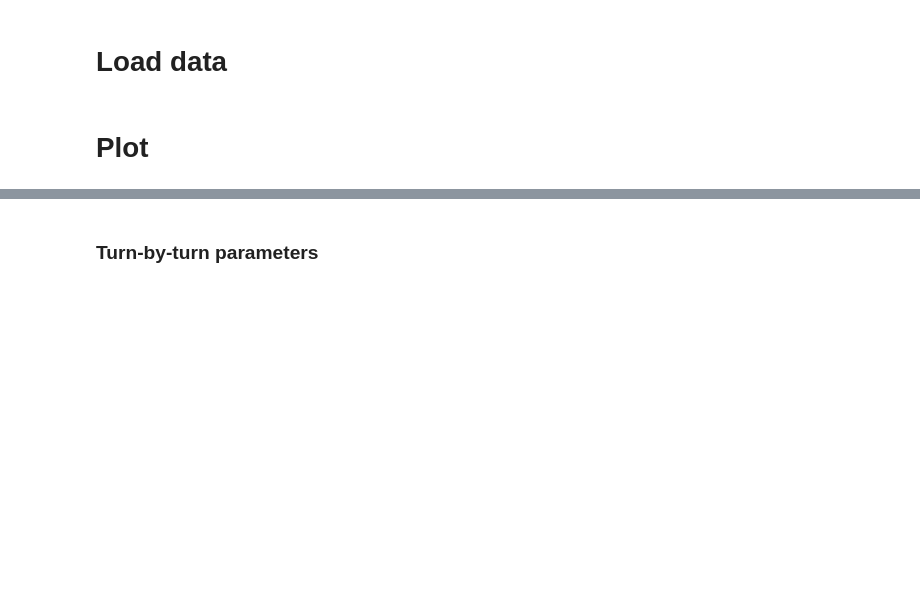
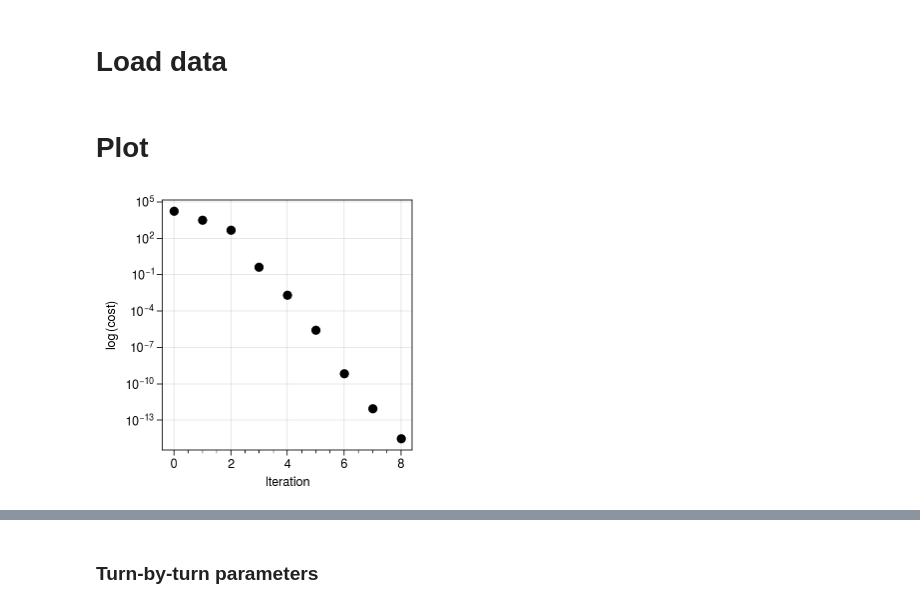
Before and after one commit to austin-hoover/accphys-tools, a Jupyter notebook: pyorbit_studies/matching/convergence/optimizer_progress/analysis.ipynb, the cells around one changed output, grey strips where cells are left out. Saved outputs shown, nothing was run; the diff lists cells and outputs as text; code cells hidden in the pictures; blank space fills up the shorter version.

```diff
--- a/pyorbit_studies/matching/convergence/optimizer_progress/analysis.ipynb
+++ b/pyorbit_studies/matching/convergence/optimizer_progress/analysis.ipynb
@@ -32,6 +32,7 @@ dpi = 500
 # %%
 positions = np.load('_output/data/positions.npy')
 positions_normed = positions / positions[-1]
+costs = np.load('_output/data/costs.npy')
 
 tracked_params_lists = {}
 tracked_params_lists['tbt'] = np.load('_output/data/tbt_params_list.npy')
@@ -57,4 +58,10 @@ cmap = plot.Colormap('fire')
 colors = [cmap(i) for i in np.linspace(0, 1, len(stats_lists['tbt']))]
 _cycler = cycler('color', colors)
+# %%
+fig, ax = plot.subplots()
+ax.scatter(costs, c='k')
+ax.format(xlabel='Iteration', ylabel=r'$log\,(cost)$', yformatter='log', yscale='log')
+# %% [output]
+[figure, added]
 # %%
 nshow = 9
```
Also changed, not shown: parts of 5 cells of this notebook, 4 other files.
